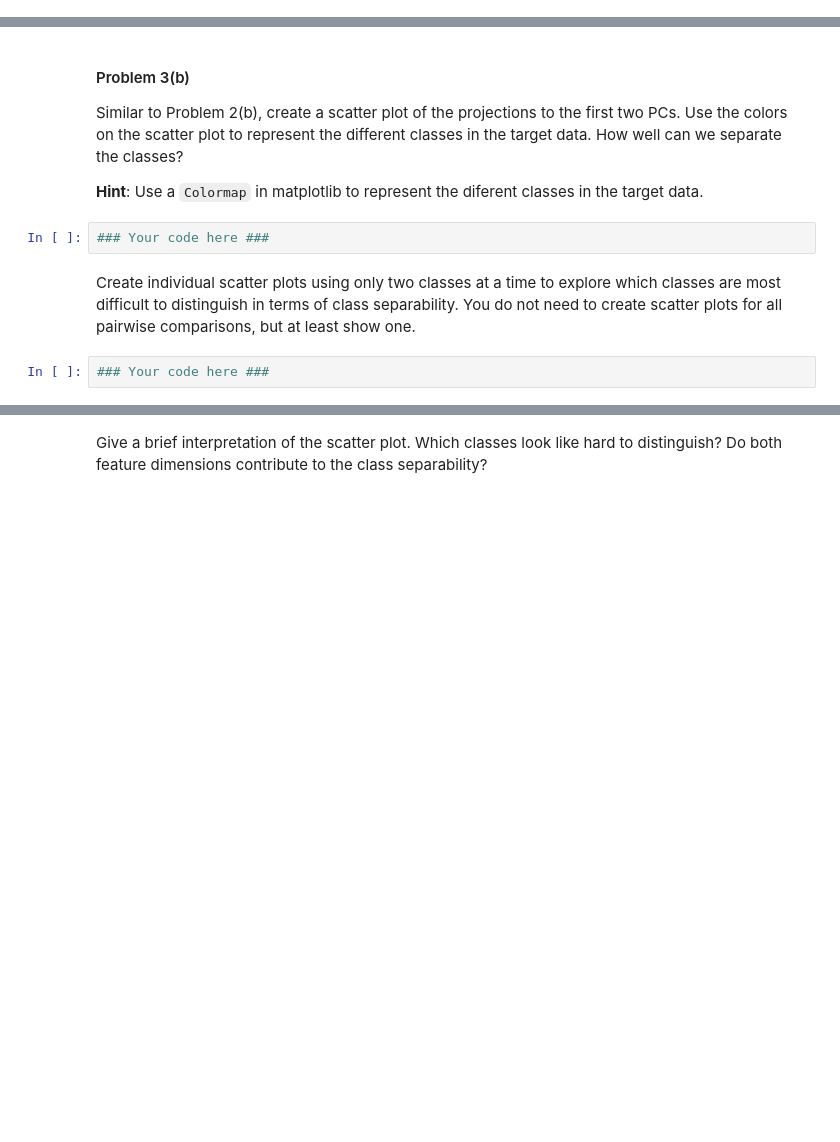
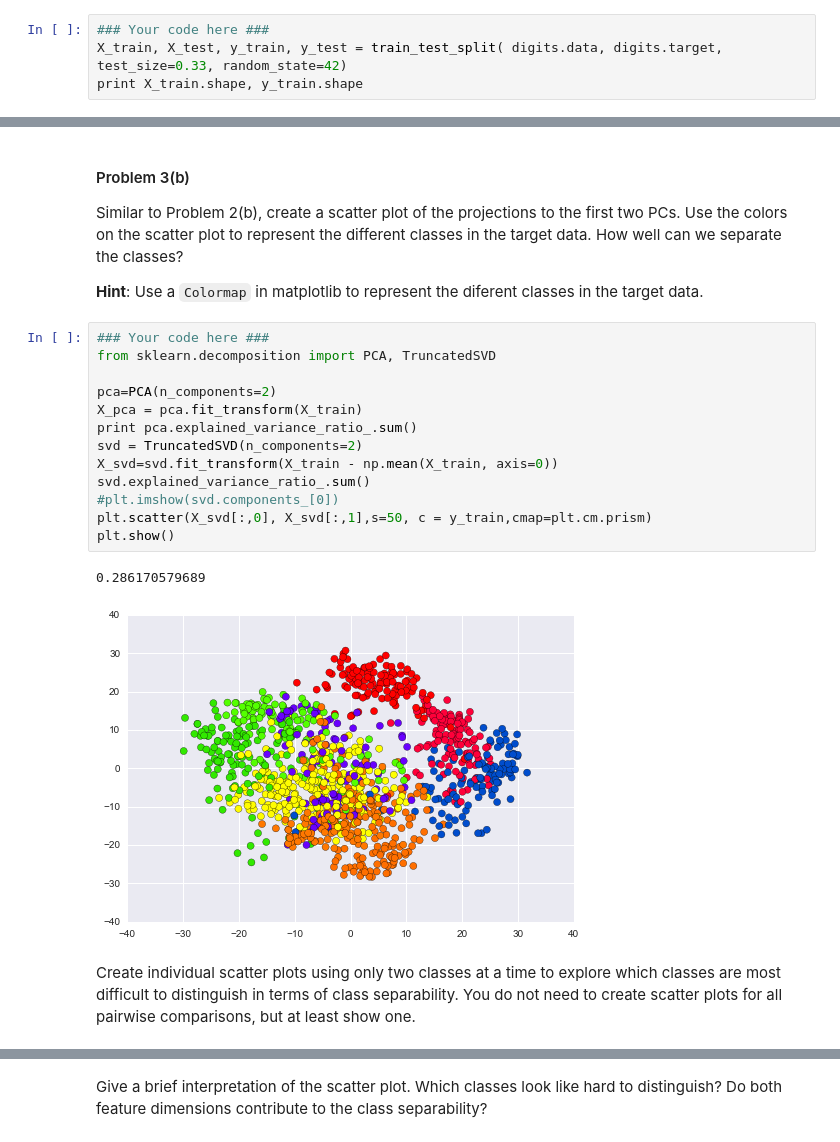
Before and after one commit to adriannr/2014, a Jupyter notebook: homework/HW3.ipynb, the cells around one changed output, grey strips where cells are left out. Drawn from its saved outputs; the diff is of its cells as text; blank space fills up the shorter version.

```diff
--- a/homework/HW3.ipynb
+++ b/homework/HW3.ipynb
@@ -590,0 +615,4 @@ Start with the same steps as in Problem 2. Split the data into train and test se
+# %%
+### Your code here ###
+X_train, X_test, y_train, y_test = train_test_split( digits.data, digits.target, test_size=0.33, random_state=42)
+print X_train.shape, y_train.shape
@@ -594,9 +624,21 @@ Start with the same steps as in Problem 2. Split the data into train and test se
 Similar to Problem 2(b), create a scatter plot of the projections to the first two PCs.  Use the colors on the scatter plot to represent the different classes in the target data. How well can we separate the classes?
 
 **Hint**: Use a `Colormap` in matplotlib to represent the diferent classes in the target data.
-# %%
-### Your code here ###
+# %%
+### Your code here ###
+from sklearn.decomposition import PCA, TruncatedSVD
+
+pca=PCA(n_components=2)
+X_pca = pca.fit_transform(X_train)
+print pca.explained_variance_ratio_.sum()
+svd = TruncatedSVD(n_components=2)
+X_svd=svd.fit_transform(X_train - np.mean(X_train, axis=0))
+svd.explained_variance_ratio_.sum()
+#plt.imshow(svd.components_[0])
+plt.scatter(X_svd[:,0], X_svd[:,1],s=50, c = y_train,cmap=plt.cm.prism)
+plt.show()
+# %% [output]
+0.286170579689
+[figure, added]
 # %% [markdown]
 Create individual scatter plots using only two classes at a time to explore which classes are most difficult to distinguish in terms of class separability.  You do not need to create scatter plots for all pairwise comparisons, but at least show one.
-# %%
-### Your code here ###
```
Also changed, not shown: parts of 27 cells of this notebook.
